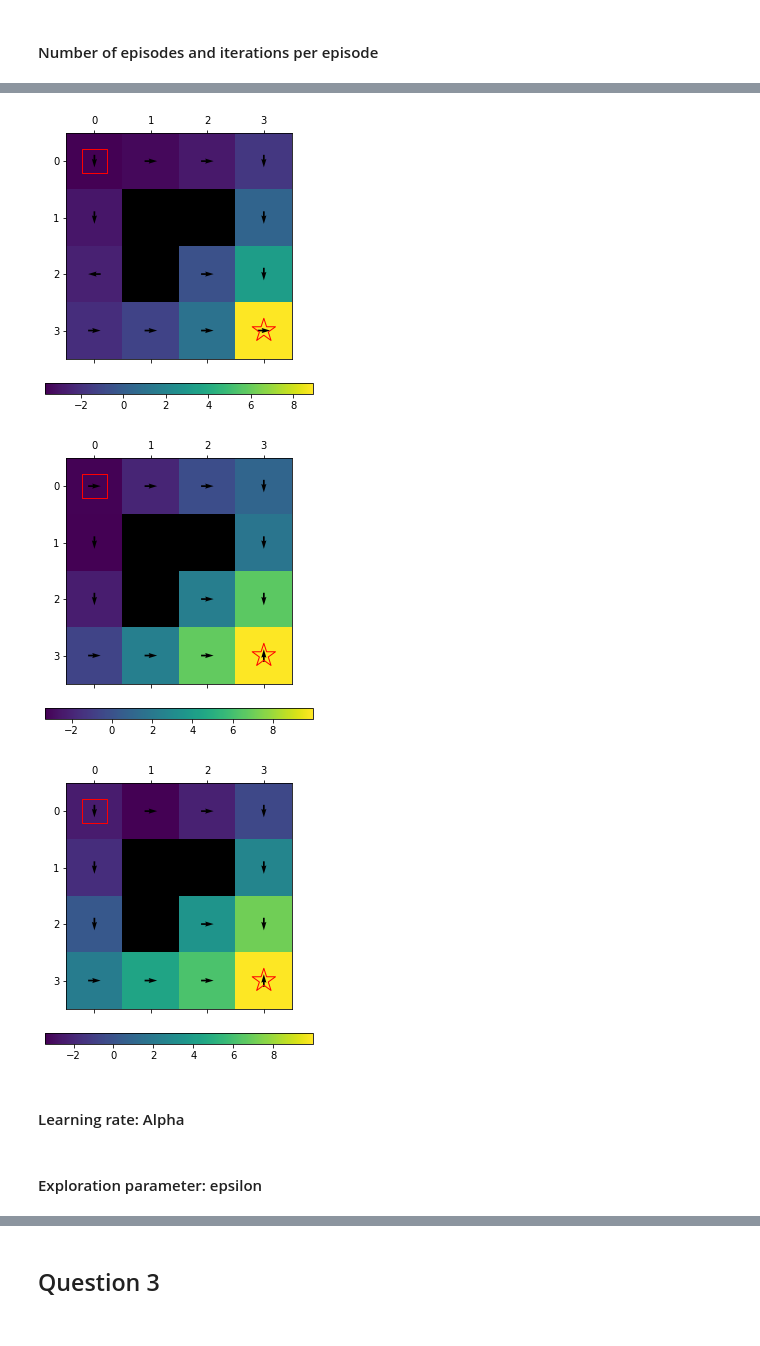
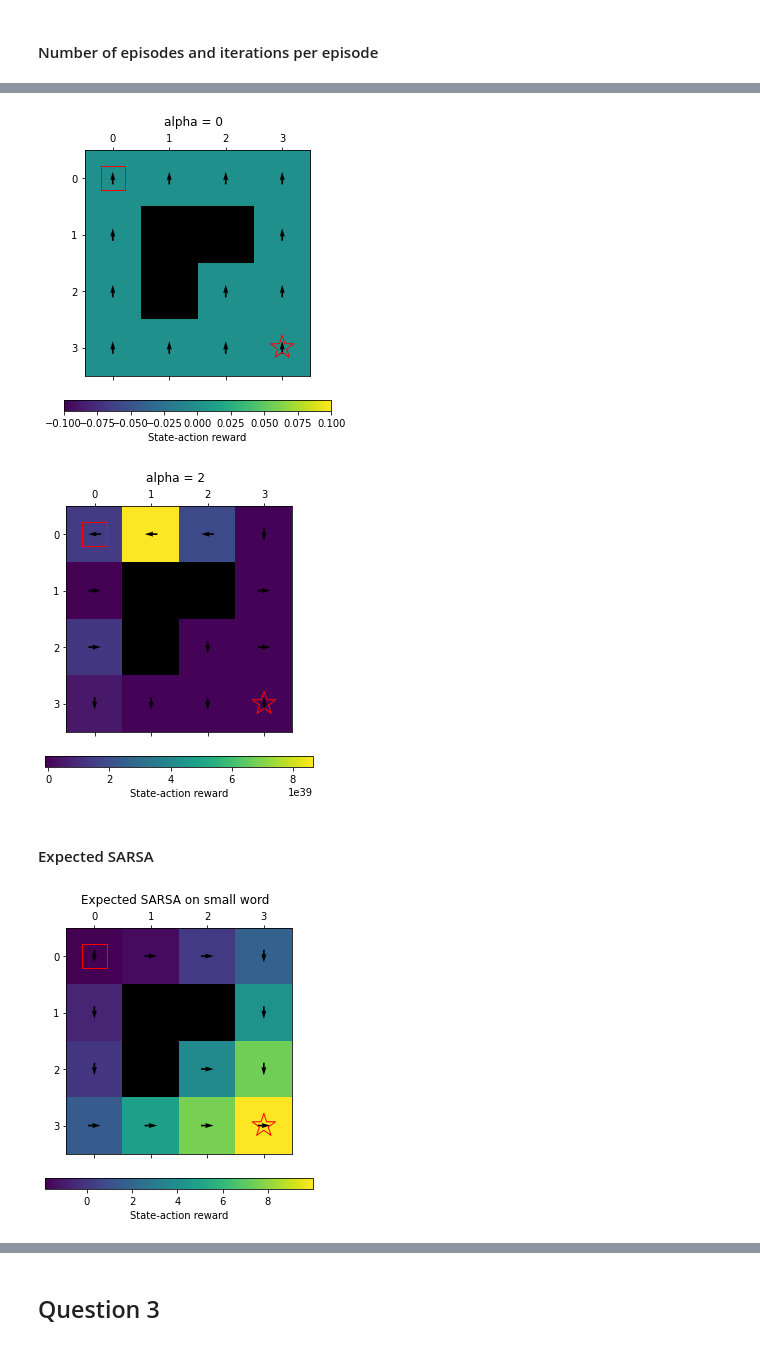
Before and after one commit to AlejandroSantorum/MPhil_MLMI_Cambridge, a Jupyter notebook: MLMI7-Reinforcement_Learning/Practical/code/coursework.ipynb, the cells around one changed output, grey strips where cells are left out. Saved outputs shown, nothing was run; the diff lists cells and outputs as text; code cells hidden in the pictures.

```diff
--- a/MLMI7-Reinforcement_Learning/Practical/code/coursework.ipynb
+++ b/MLMI7-Reinforcement_Learning/Practical/code/coursework.ipynb
@@ -124,25 +210,26 @@ plt.show()
 # %%
 model = Model(small_world)
-V, pi, _ = sarsa(model, n_episodes=50, maxit=15)
+V, pi, _, _ = sarsa(model, n_episodes=100, maxit=30, alpha=0)
 plot_vp(model, V, pi)
+plt.suptitle("alpha = 0")
 plt.show()
 # %% [output]
-[figure, old version]
+[figure, new version]
 # %%
 model = Model(small_world)
-V, pi, _ = sarsa(model, n_episodes=50, maxit=30)
+V, pi, _, _ = sarsa(model, n_episodes=100, maxit=30, alpha=2)
 plot_vp(model, V, pi)
+plt.suptitle("alpha = 2")
 plt.show()
 # %% [output]
-[figure, old version]
+[figure, new version]
+# %% [markdown]
+#### Expected SARSA
 # %%
 model = Model(small_world)
-V, pi, _ = sarsa(model, n_episodes=100, maxit=20)
+V, pi, _ = expected_sarsa(model, n_episodes=100, maxit=30, alpha=0.3)
 plot_vp(model, V, pi)
+plt.suptitle("Expected SARSA on small word")
 plt.show()
 # %% [output]
-[figure, old version]
+[figure, new version]
-# %% [markdown]
-#### Learning rate: Alpha
-# %% [markdown]
-#### Exploration parameter: epsilon
```
Also changed, not shown: parts of 14 cells of this notebook, 17 other files.
